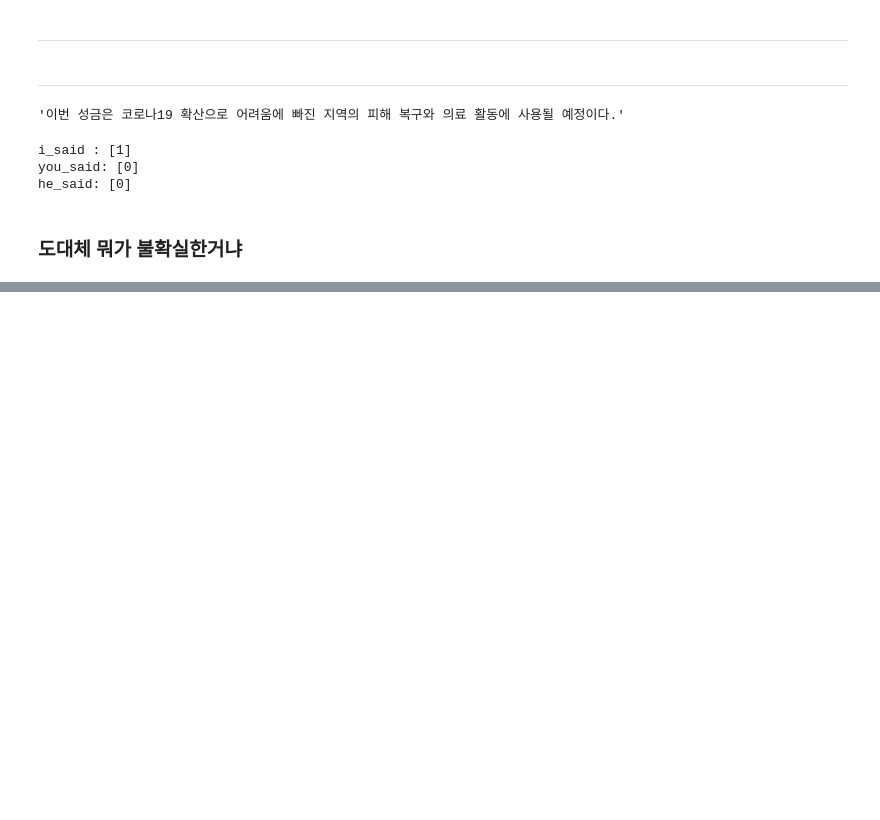
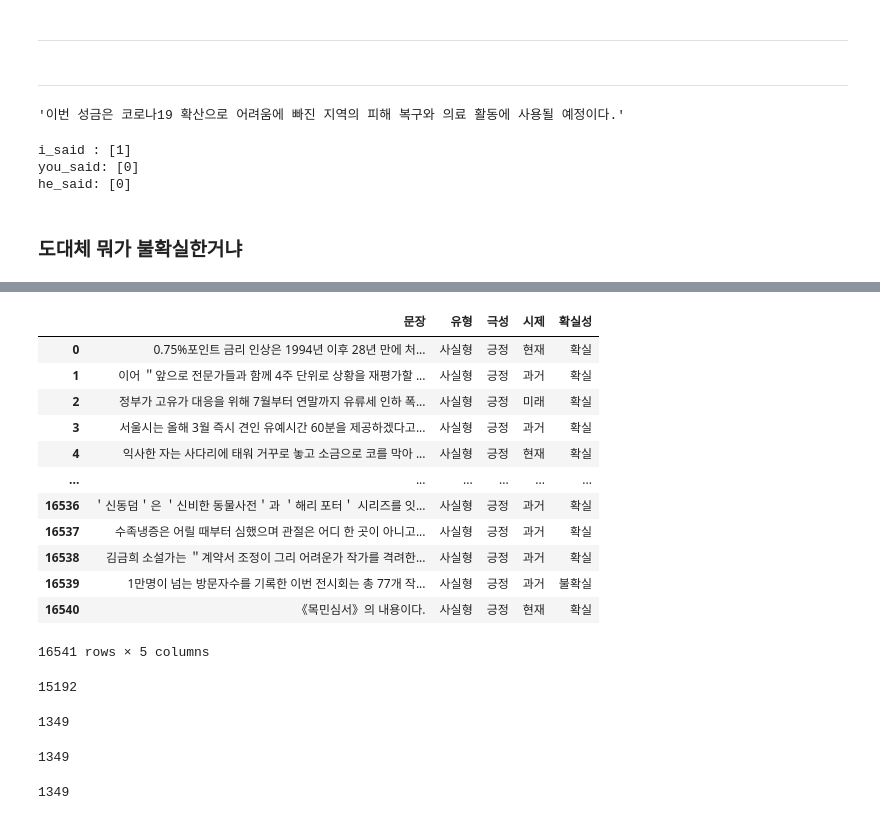
Before and after one commit to tmdqja75/ml_nlp_project, a Jupyter notebook: sentence_classify.ipynb, the cells around one changed output, grey strips where cells are left out. Cells and saved outputs as stored; diff of their text form; code cells hidden in the pictures; blank space fills up the shorter version.

```diff
--- a/sentence_classify.ipynb
+++ b/sentence_classify.ipynb
@@ -757,0 +779,3 @@ he_said: [0]
+# %%
+raw_data = pd.read_csv("../ML_project/data/train.csv")
+raw_data
@@ -757,0 +796,17 @@ he_said: [0]
+# %%
+raw_data = raw_data.drop(["ID","label"], axis=1)
+raw_data
+# %% [output]
+|  | 문장 | 유형 | 극성 | 시제 | 확실성 |
+| 0 | 0.75%포인트 금리 인상은 1994년 이후 28년 만에 처... | 사실형 | 긍정 | 현재 | 확실 |
+| 1 | 이어 ＂앞으로 전문가들과 함께 4주 단위로 상황을 재평가할 ... | 사실형 | 긍정 | 과거 | 확실 |
+| 2 | 정부가 고유가 대응을 위해 7월부터 연말까지 유류세 인하 폭... | 사실형 | 긍정 | 미래 | 확실 |
+| 3 | 서울시는 올해 3월 즉시 견인 유예시간 60분을 제공하겠다고... | 사실형 | 긍정 | 과거 | 확실 |
+| 4 | 익사한 자는 사다리에 태워 거꾸로 놓고 소금으로 코를 막아 ... | 사실형 | 긍정 | 현재 | 확실 |
+| ... | ... | ... | ... | ... | ... |
+| 16536 | ＇신동덤＇은 ＇신비한 동물사전＇과 ＇해리 포터＇ 시리즈를 잇... | 사실형 | 긍정 | 과거 | 확실 |
+| 16537 | 수족냉증은 어릴 때부터 심했으며 관절은 어디 한 곳이 아니고... | 사실형 | 긍정 | 과거 | 확실 |
+| 16538 | 김금희 소설가는 ＂계약서 조정이 그리 어려운가 작가를 격려한... | 사실형 | 긍정 | 과거 | 확실 |
+| 16539 | 1만명이 넘는 방문자수를 기록한 이번 전시회는 총 77개 작... | 사실형 | 긍정 | 과거 | 불확실 |
+| 16540 | 《목민심서》의 내용이다. | 사실형 | 긍정 | 현재 | 확실 |
+16541 rows × 5 columns
@@ -757,0 +823,8 @@ he_said: [0]
+# %%
+len(raw_data[raw_data["확실성"] == "확실"])
+# %% [output]
+15192
+# %%
+len(raw_data[raw_data["확실성"] == "불확실"])
+# %% [output]
+1349
@@ -757,0 +835,8 @@ he_said: [0]
+# %%
+len(raw_data_cer_sample)
+# %% [output]
+1349
+# %%
+len(raw_data_un_sample)
+# %% [output]
+1349
```
Also changed, not shown: parts of 73 cells of this notebook.
